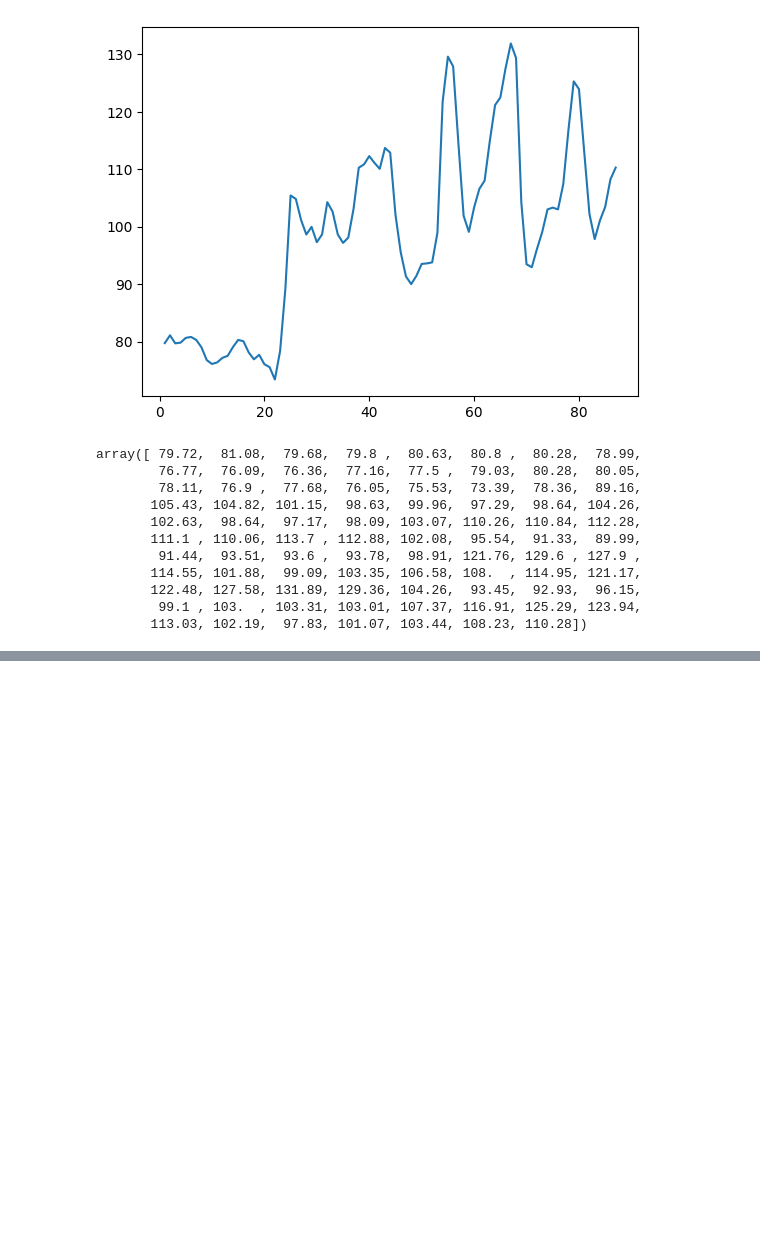
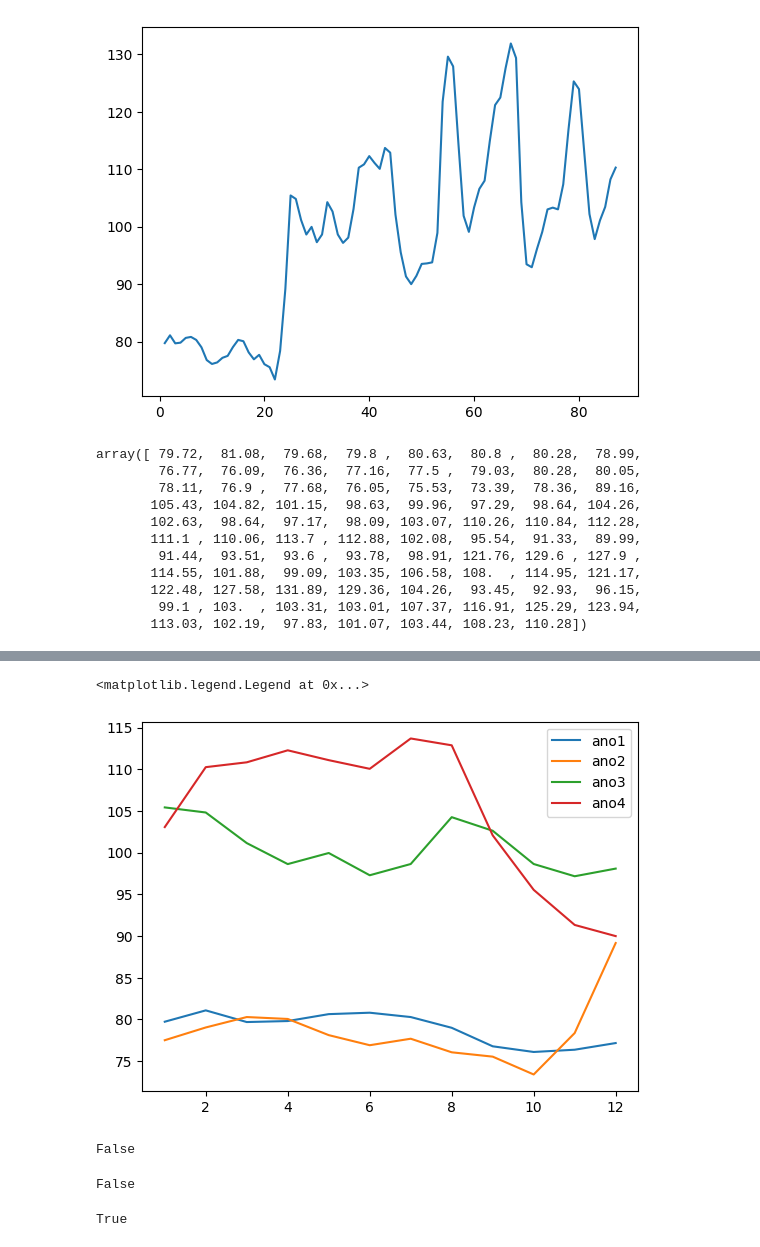
Before and after one commit to tecStudent/alura-numpy, a Jupyter notebook: notebook.ipynb, the cells around one changed output, grey strips where cells are left out. Drawn from its saved outputs; the diff is of its cells as text; code cells hidden in the pictures; blank space fills up the shorter version.

```diff
--- a/notebook.ipynb
+++ b/notebook.ipynb
@@ -142,0 +149,25 @@ array([ 79.72,  81.08,  79.68,  79.8 ,  80.63,  80.8 ,  80.28,  78.99,
+# %%
+# Mostra um grafico mostrando todos os anos
+plt.plot(np.arange(1,13,1), Moscow_ano1)
+plt.plot(np.arange(1,13,1), Moscow_ano2)
+plt.plot(np.arange(1,13,1), Moscow_ano3)
+plt.plot(np.arange(1,13,1), Moscow_ano4)
+# adicona uma legenda
+plt.legend(['ano1', 'ano2', 'ano3', 'ano4'])
+# %% [output]
+<matplotlib.legend.Legend at 0x...>
+[figure, added]
+# %%
+# A função serve para comparar se os arrays são iguais
+np.array_equal(Moscow_ano3, Moscow_ano4)
+# %% [output]
+False
+# %%
+# Para saber se a distância é menor que 0.01
+np.allclose(Moscow_ano3, Moscow_ano4,0.01)
+# %% [output]
+False
+# %%
+np.allclose(Moscow_ano3, Moscow_ano4,10)
+# %% [output]
+True
```
Also changed, not shown: parts of 12 cells of this notebook.
